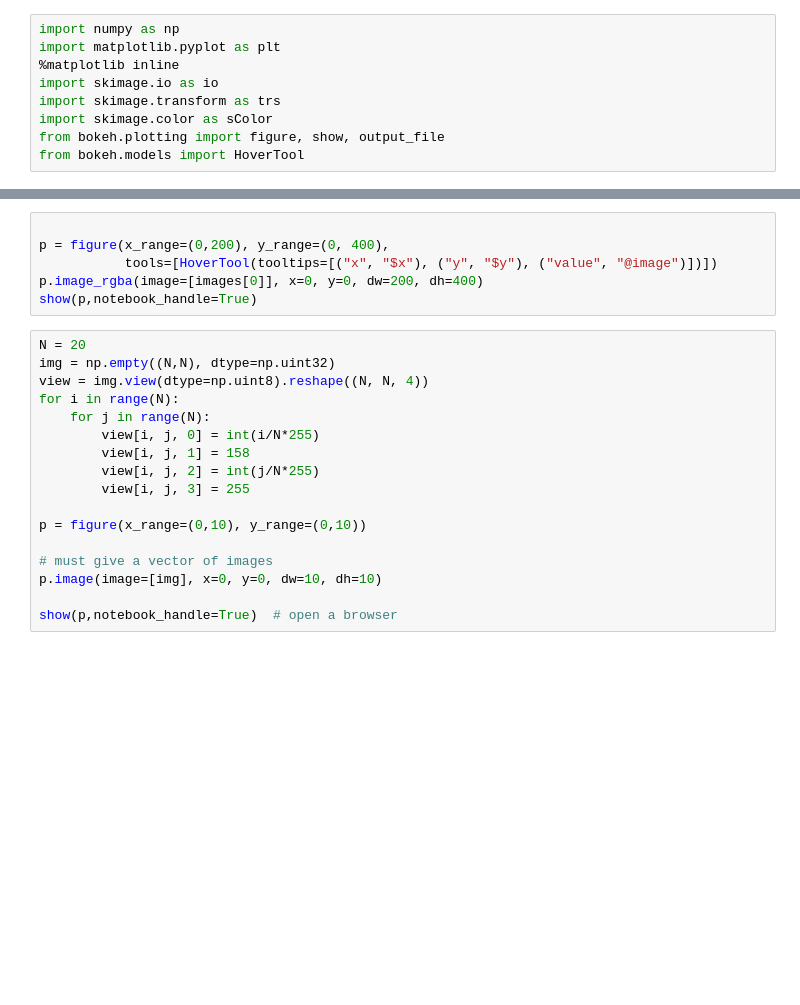
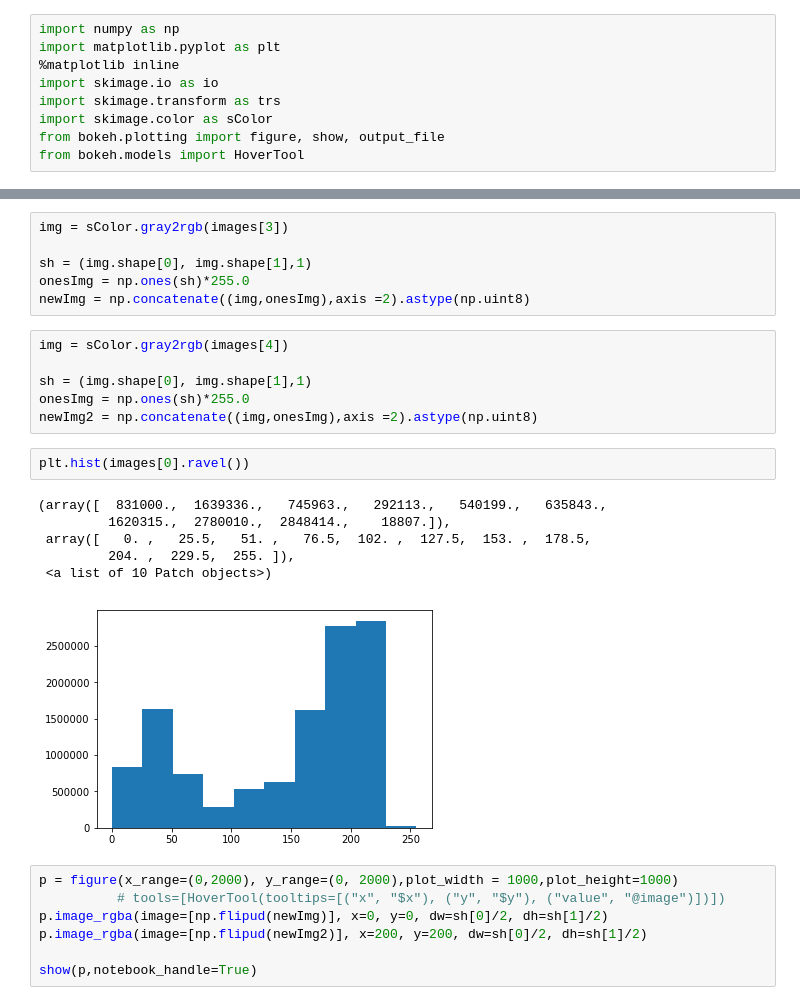
Before and after one commit to leoimpett/ArtLang, a Jupyter notebook: Bokeh.ipynb, the cells around one changed output, grey strips where cells are left out. Drawn from its saved outputs; the diff is of its cells as text; blank space fills up the shorter version.

```diff
--- a/Bokeh.ipynb
+++ b/Bokeh.ipynb
@@ -16,23 +18,28 @@ plt.imshow(images[0])
+# %%
+img = sColor.gray2rgb(images[3])
+
+sh = (img.shape[0], img.shape[1],1)
+onesImg = np.ones(sh)*255.0
+newImg = np.concatenate((img,onesImg),axis =2).astype(np.uint8)
+# %%
+img = sColor.gray2rgb(images[4])
+
+sh = (img.shape[0], img.shape[1],1)
+onesImg = np.ones(sh)*255.0
+newImg2 = np.concatenate((img,onesImg),axis =2).astype(np.uint8)
+# %%
+plt.hist(images[0].ravel())
+# %% [output]
+(array([  831000.,  1639336.,   745963.,   292113.,   540199.,   635843.,
+         1620315.,  2780010.,  2848414.,    18807.]),
+ array([   0. ,   25.5,   51. ,   76.5,  102. ,  127.5,  153. ,  178.5,
+         204. ,  229.5,  255. ]),
+ <a list of 10 Patch objects>)
+[figure, added]
 # %%
+p = figure(x_range=(0,2000), y_range=(0, 2000),plot_width = 1000,plot_height=1000)
+          # tools=[HoverTool(tooltips=[("x", "$x"), ("y", "$y"), ("value", "@image")])])
+p.image_rgba(image=[np.flipud(newImg)], x=0, y=0, dw=sh[0]/2, dh=sh[1]/2)
+p.image_rgba(image=[np.flipud(newImg2)], x=200, y=200, dw=sh[0]/2, dh=sh[1]/2)
 
-p = figure(x_range=(0,200), y_range=(0, 400),
-           tools=[HoverTool(tooltips=[("x", "$x"), ("y", "$y"), ("value", "@image")])])
-p.image_rgba(image=[images[0]], x=0, y=0, dw=200, dh=400)
 show(p,notebook_handle=True)
-# %%
-N = 20
-img = np.empty((N,N), dtype=np.uint32)
-view = img.view(dtype=np.uint8).reshape((N, N, 4))
-for i in range(N):
-    for j in range(N):
-        view[i, j, 0] = int(i/N*255)
-        view[i, j, 1] = 158
-        view[i, j, 2] = int(j/N*255)
-        view[i, j, 3] = 255
-
-p = figure(x_range=(0,10), y_range=(0,10))
-
-# must give a vector of images
-p.image(image=[img], x=0, y=0, dw=10, dh=10)
-
-show(p,notebook_handle=True)  # open a browser
```
Also changed, not shown: parts of 1 cell of this notebook, 2 other files.
